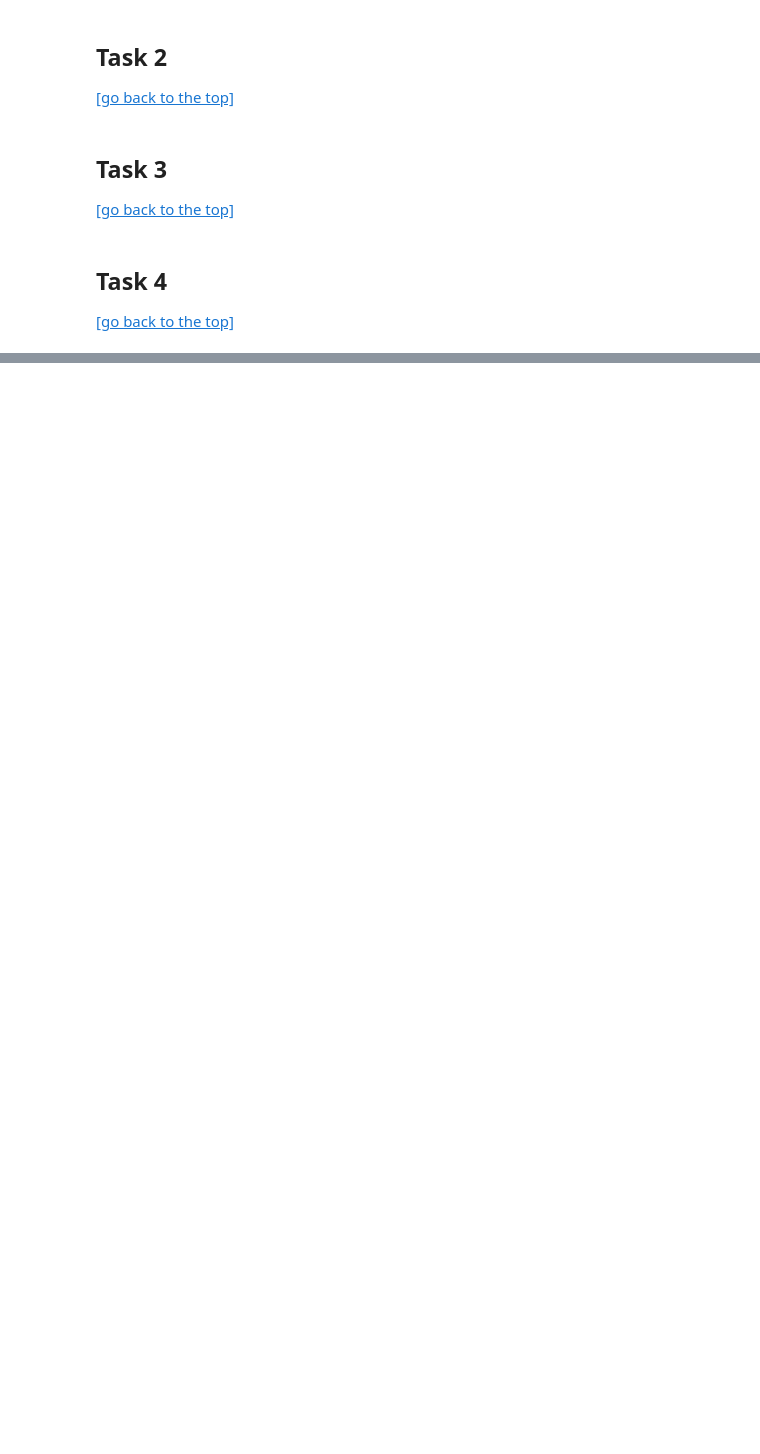
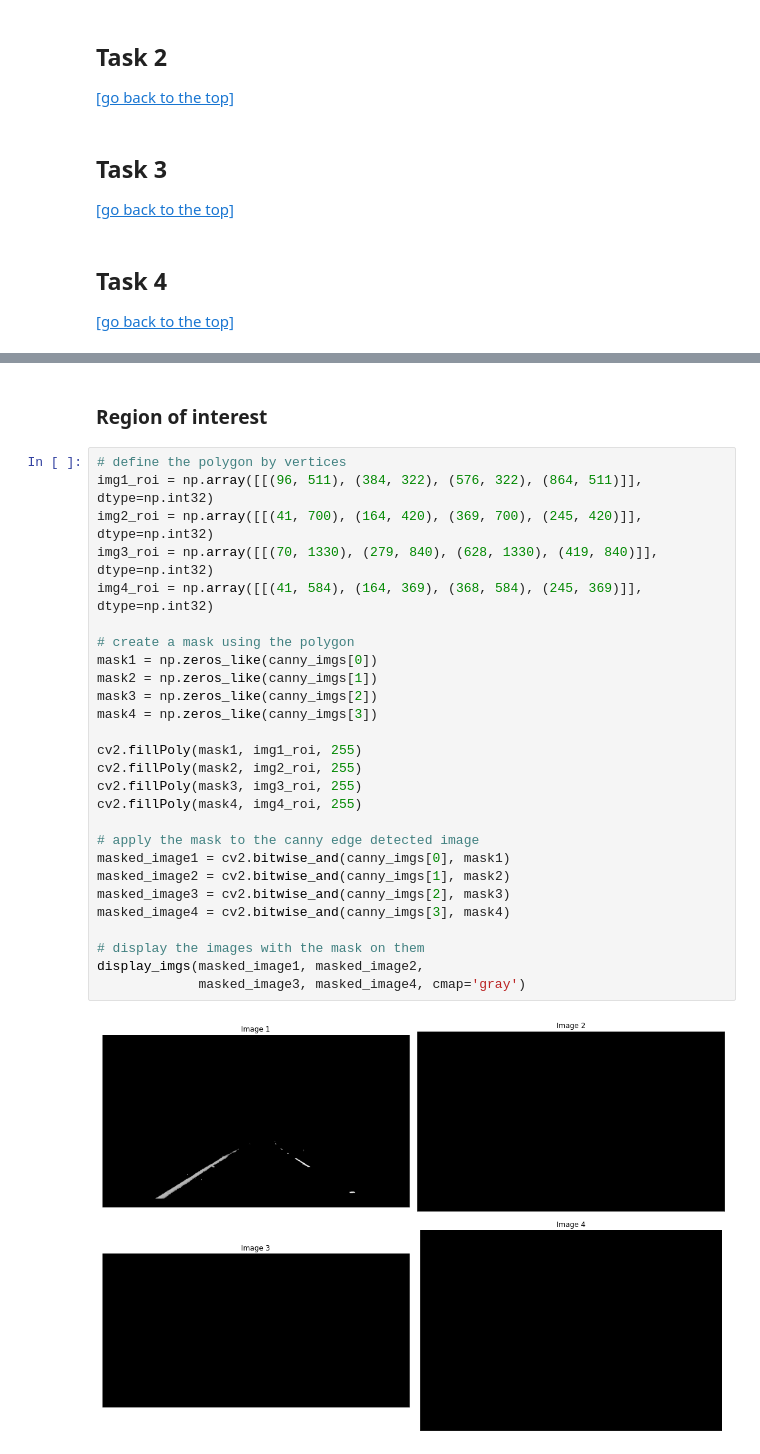
Before and after one commit to pipe-01/VCOM, a Jupyter notebook: proj1.ipynb, the cells around one changed output, grey strips where cells are left out. Cells and saved outputs as stored; diff of their text form; blank space fills up the shorter version.

```diff
--- a/proj1.ipynb
+++ b/proj1.ipynb
@@ -160,0 +354,31 @@ plt.show()
+# %% [markdown]
+### Region of interest
+# %%
+# define the polygon by vertices
+img1_roi = np.array([[(96, 511), (384, 322), (576, 322), (864, 511)]], dtype=np.int32)
+img2_roi = np.array([[(41, 700), (164, 420), (369, 700), (245, 420)]], dtype=np.int32)
+img3_roi = np.array([[(70, 1330), (279, 840), (628, 1330), (419, 840)]], dtype=np.int32)
+img4_roi = np.array([[(41, 584), (164, 369), (368, 584), (245, 369)]], dtype=np.int32)
+
+# create a mask using the polygon
+mask1 = np.zeros_like(canny_imgs[0])
+mask2 = np.zeros_like(canny_imgs[1])
+mask3 = np.zeros_like(canny_imgs[2])
+mask4 = np.zeros_like(canny_imgs[3])
+
+cv2.fillPoly(mask1, img1_roi, 255)
+cv2.fillPoly(mask2, img2_roi, 255)
+cv2.fillPoly(mask3, img3_roi, 255)
+cv2.fillPoly(mask4, img4_roi, 255)
+
+# apply the mask to the canny edge detected image
+masked_image1 = cv2.bitwise_and(canny_imgs[0], mask1)
+masked_image2 = cv2.bitwise_and(canny_imgs[1], mask2)
+masked_image3 = cv2.bitwise_and(canny_imgs[2], mask3)
+masked_image4 = cv2.bitwise_and(canny_imgs[3], mask4)
+
+# display the images with the mask on them
+display_imgs(masked_image1, masked_image2,
+             masked_image3, masked_image4, cmap='gray')
+# %% [output]
+[figure, added]
```
Also changed, not shown: parts of 11 cells of this notebook, 4 other files.
